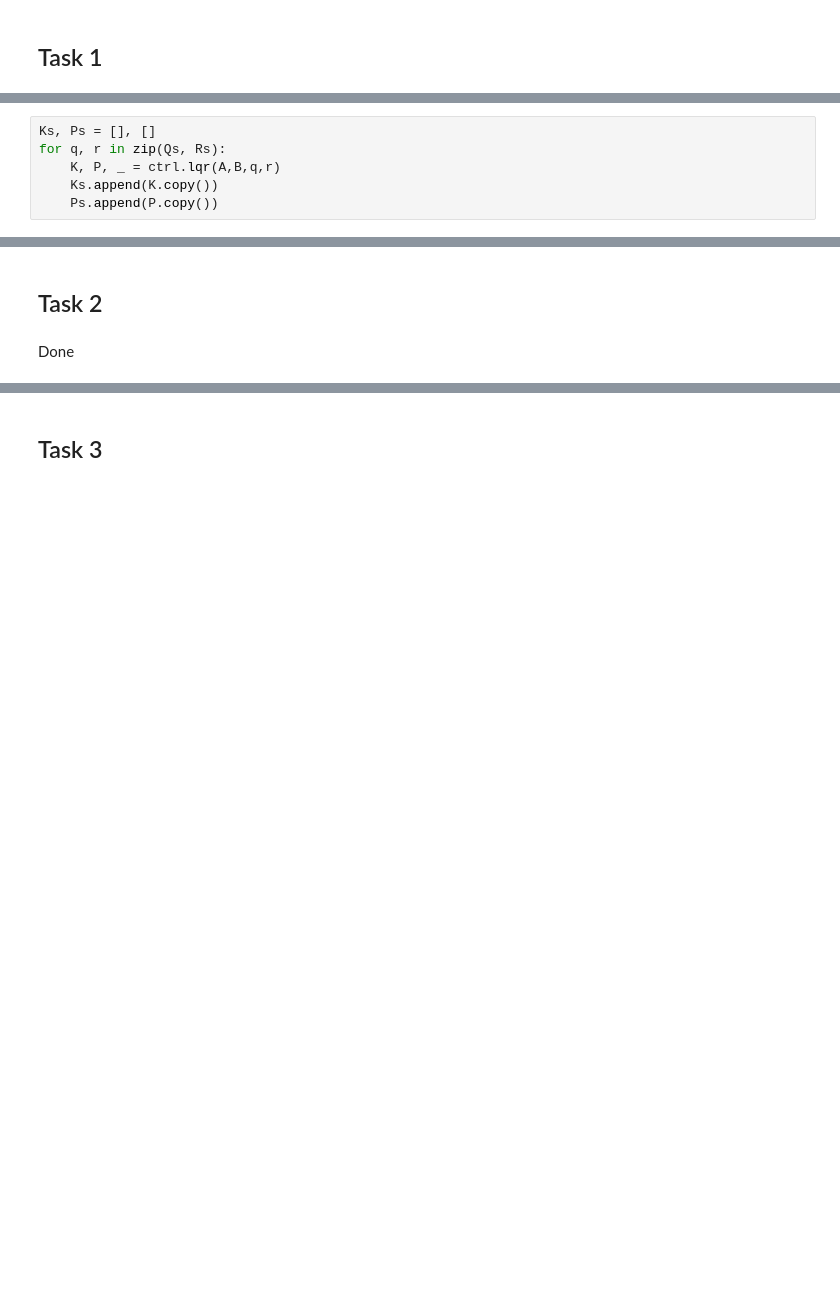
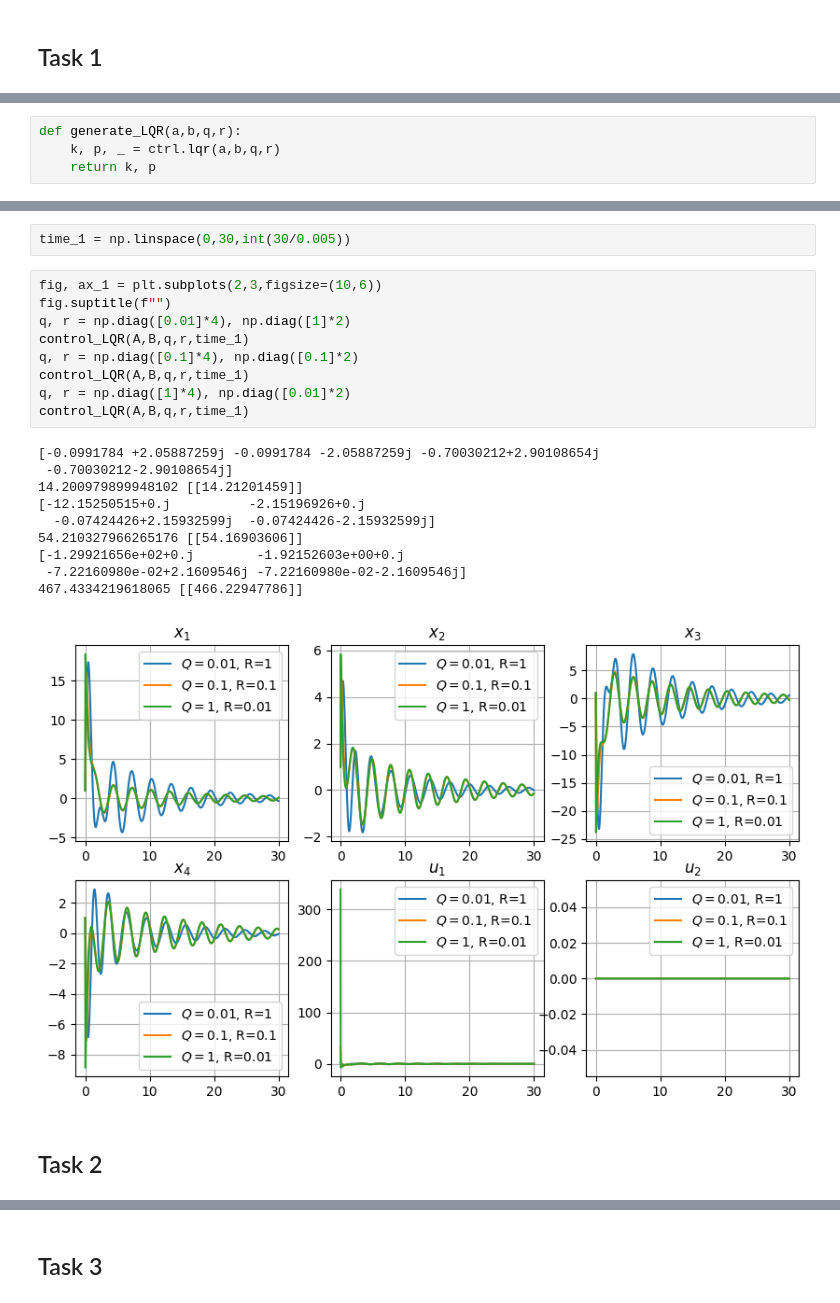
Before and after one commit to diuzhevVlad/control-theory-itmo-2023-2024, a Jupyter notebook: Lab10/Lab10.ipynb, the cells around one changed output, grey strips where cells are left out. Drawn from its saved outputs; the diff is of its cells as text; blank space fills up the shorter version.

Commit message:
lab 10 almost done

```diff
--- a/Lab10/Lab10.ipynb
+++ b/Lab10/Lab10.ipynb
@@ -46,6 +47,0 @@ Rs = [np.eye(2)*i for i in [100, 10, 1]]
-# %%
-Ks, Ps = [], []
-for q, r in zip(Qs, Rs):
-    K, P, _ = ctrl.lqr(A,B,q,r)
-    Ks.append(K.copy())
-    Ps.append(P.copy())
@@ -56,0 +48,4 @@ array([-0.0991784 +2.05887259j, -0.0991784 -2.05887259j,
+# %%
+def generate_LQR(a,b,q,r):
+    k, p, _ = ctrl.lqr(a,b,q,r)
+    return k, p
@@ -57,4 +93,24 @@ array([-0.0991784 +2.05887259j, -0.0991784 -2.05887259j,
+# %%
+time_1 = np.linspace(0,30,int(30/0.005))
+# %%
+fig, ax_1 = plt.subplots(2,3,figsize=(10,6))
+fig.suptitle(f"")
+q, r = np.diag([0.01]*4), np.diag([1]*2)
+control_LQR(A,B,q,r,time_1)
+q, r = np.diag([0.1]*4), np.diag([0.1]*2)
+control_LQR(A,B,q,r,time_1)
+q, r = np.diag([1]*4), np.diag([0.01]*2)
+control_LQR(A,B,q,r,time_1)
+# %% [output]
+[-0.0991784 +2.05887259j -0.0991784 -2.05887259j -0.70030212+2.90108654j
+ -0.70030212-2.90108654j]
+14.200979899948102 [[14.21201459]]
+[-12.15250515+0.j          -2.15196926+0.j
+  -0.07424426+2.15932599j  -0.07424426-2.15932599j]
+54.210327966265176 [[54.16903606]]
+[-1.29921656e+02+0.j        -1.92152603e+00+0.j
+ -7.22160980e-02+2.1609546j -7.22160980e-02-2.1609546j]
+467.4334219618065 [[466.22947786]]
+[figure, added]
 # %% [markdown]
 ## Task 2
-# %% [markdown]
-Done
```
Also changed, not shown: parts of 24 cells of this notebook.
